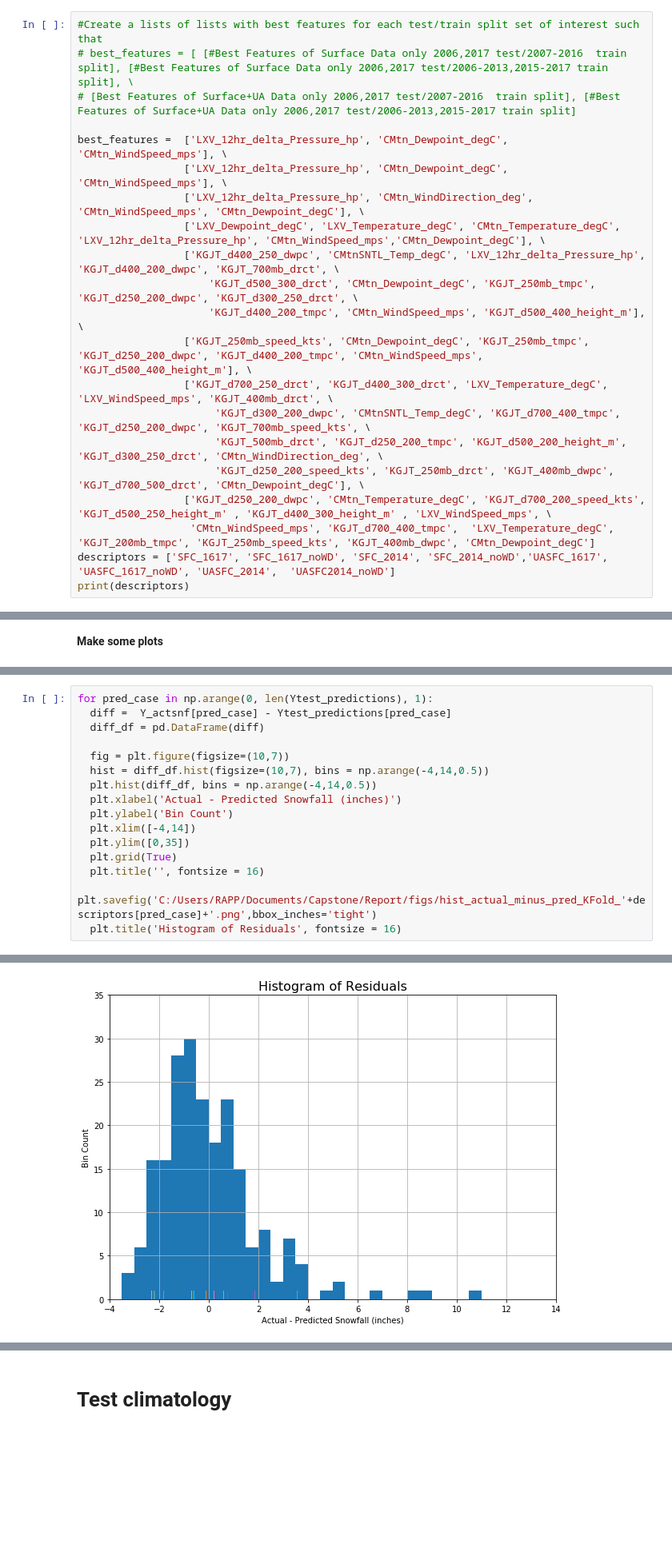
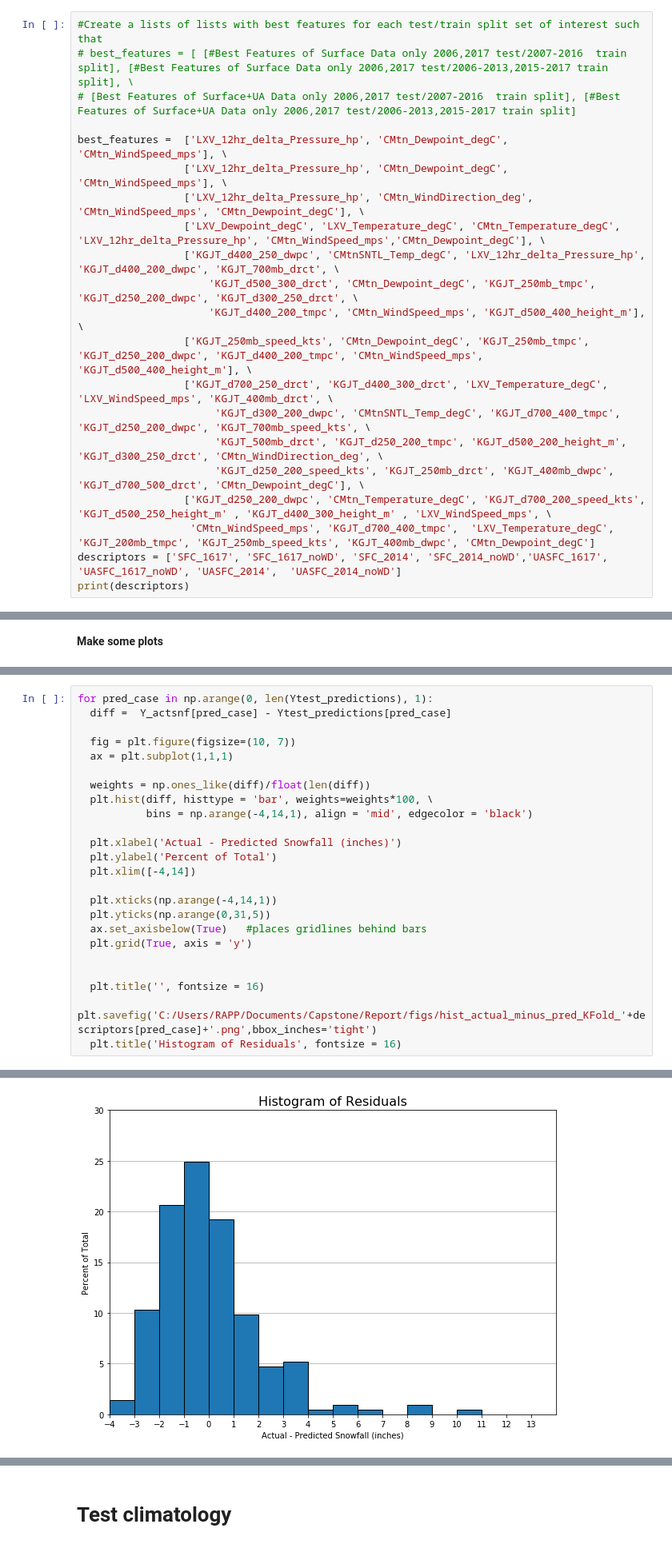
Before and after one commit to dustinrapp/Capstone_Springboard_Intermediate_Python, a Jupyter notebook: Projects/8a_UASFC_20-80_KFold_Crossval_noWD.ipynb, the cells around one changed output, grey strips where cells are left out. Shown at 80% size. Drawn from its saved outputs; the diff is of its cells as text; blank space fills up the shorter version.

Commit message:
updated filename and residual histogram  format

```diff
--- a/Projects/8a_UASFC_20-80_KFold_Crossval_noWD.ipynb
+++ b/Projects/8a_UASFC_20-80_KFold_Crossval_noWD.ipynb
@@ -145,6 +145,6 @@ best_features =  ['LXV_12hr_delta_Pressure_hp', 'CMtn_Dewpoint_degC', 'CMtn_Wind
                       'KGJT_d250_200_speed_kts', 'KGJT_250mb_drct', 'KGJT_400mb_dwpc', 'KGJT_d700_500_drct', 'CMtn_Dewpoint_degC'], \
                  ['KGJT_d250_200_dwpc', 'CMtn_Temperature_degC', 'KGJT_d700_200_speed_kts', 'KGJT_d500_250_height_m' , 'KGJT_d400_300_height_m' , 'LXV_WindSpeed_mps', \
                   'CMtn_WindSpeed_mps', 'KGJT_d700_400_tmpc',  'LXV_Temperature_degC', 'KGJT_200mb_tmpc', 'KGJT_250mb_speed_kts', 'KGJT_400mb_dwpc', 'CMtn_Dewpoint_degC']
-descriptors = ['SFC_1617', 'SFC_1617_noWD', 'SFC_2014', 'SFC_2014_noWD','UASFC_1617', 'UASFC_1617_noWD', 'UASFC_2014',  'UASFC2014_noWD']
+descriptors = ['SFC_1617', 'SFC_1617_noWD', 'SFC_2014', 'SFC_2014_noWD','UASFC_1617', 'UASFC_1617_noWD', 'UASFC_2014',  'UASFC_2014_noWD']
 print(descriptors)
 # %% [output]
@@ -396,16 +396,24 @@ for pred_case in np.arange(0, len(Ytest_predictions), 1):
 # %%
 for pred_case in np.arange(0, len(Ytest_predictions), 1):
   diff =  Y_actsnf[pred_case] - Ytest_predictions[pred_case]
-  diff_df = pd.DataFrame(diff)
 
-  fig = plt.figure(figsize=(10,7))
-  hist = diff_df.hist(figsize=(10,7), bins = np.arange(-4,14,0.5))
-  plt.hist(diff_df, bins = np.arange(-4,14,0.5))
+  fig = plt.figure(figsize=(10, 7))
+  ax = plt.subplot(1,1,1)
+
+  weights = np.ones_like(diff)/float(len(diff))
+  plt.hist(diff, histtype = 'bar', weights=weights*100, \
+           bins = np.arange(-4,14,1), align = 'mid', edgecolor = 'black')
+
   plt.xlabel('Actual - Predicted Snowfall (inches)')
-  plt.ylabel('Bin Count')
+  plt.ylabel('Percent of Total')
   plt.xlim([-4,14])
-  plt.ylim([0,35])
-  plt.grid(True)
+
+  plt.xticks(np.arange(-4,14,1))
+  plt.yticks(np.arange(0,31,5))
+  ax.set_axisbelow(True)   #places gridlines behind bars
+  plt.grid(True, axis = 'y')
+
+
   plt.title('', fontsize = 16)
   plt.savefig('C:/Users/RAPP/Documents/Capstone/Report/figs/hist_actual_minus_pred_KFold_'+descriptors[pred_case]+'.png',bbox_inches='tight')
   plt.title('Histogram of Residuals', fontsize = 16)
@@ -422 +425 @@ for pred_case in np.arange(0, len(Ytest_predictions), 1):
-[figure, old version]
+[figure, new version]
```
Also changed, not shown: parts of 3 cells of this notebook.
